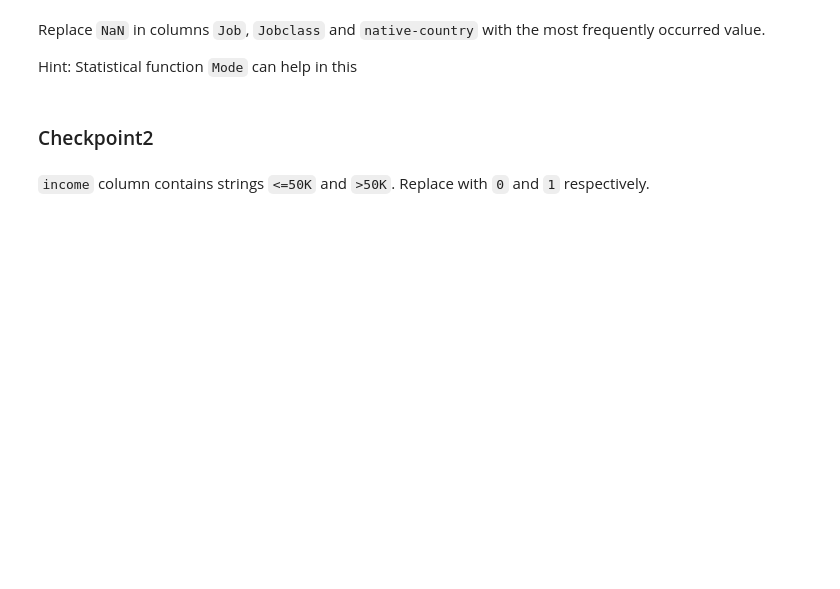
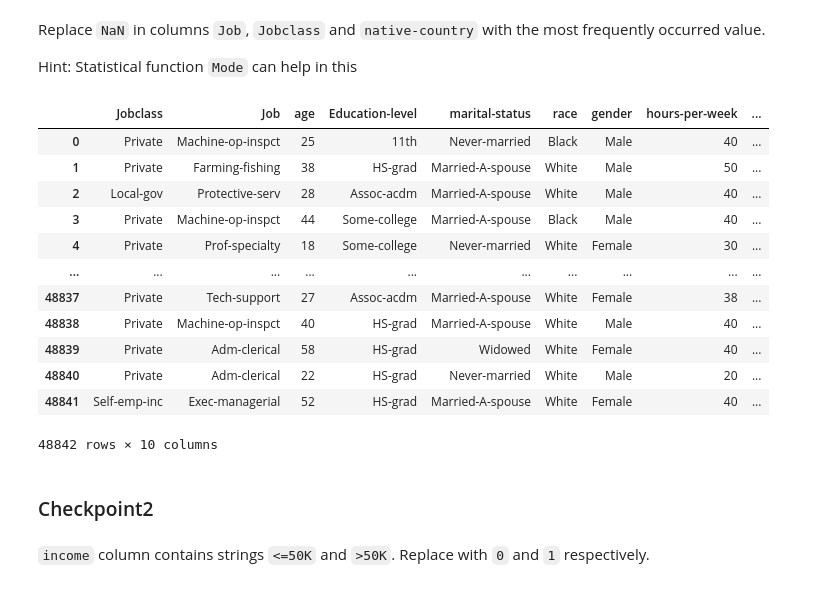
Before and after one commit to ehtisham-sadiq/AI-Learning-Path, a Jupyter notebook: 02_Python_Libraries_for_Data_Science/Assignments/Assignment.ipynb, the cells around one changed output. Cells and saved outputs as stored; diff of their text form; code cells hidden in the pictures; blank space fills up the shorter version.

```diff
--- a/02_Python_Libraries_for_Data_Science/Assignments/Assignment.ipynb
+++ b/02_Python_Libraries_for_Data_Science/Assignments/Assignment.ipynb
@@ -56,3 +136,26 @@ Hint: Statistical function `Mode` can help in this
+# %%
+# df_tmp[pd.isna(df_tmp["Job"])]["Job"] = "hello"
+df_tmp = df[["Job", "Jobclass", "native-country"]].copy()  # Create an explicit copy
+df_tmp.loc[pd.isna(df_tmp["Job"]), "Job"] = df_tmp["Job"].mode().iloc[0]
+df_tmp.loc[pd.isna(df_tmp["Jobclass"]), "Jobclass"] = df_tmp["Jobclass"].mode().iloc[0]
+df_tmp.loc[pd.isna(df_tmp["native-country"]), "native-country"] = df_tmp["native-country"].mode().iloc[0]
+df.loc[:, ["Job", "Jobclass", "native-country"]] = df_tmp
+
+df
+# %% [output]
+|  | Jobclass | Job | age | Education-level | marital-status | race | gender | hours-per-week | ... |
+| 0 | Private | Machine-op-inspct | 25 | 11th | Never-married | Black | Male | 40 | ... |
+| 1 | Private | Farming-fishing | 38 | HS-grad | Married-A-spouse | White | Male | 50 | ... |
+| 2 | Local-gov | Protective-serv | 28 | Assoc-acdm | Married-A-spouse | White | Male | 40 | ... |
+| 3 | Private | Machine-op-inspct | 44 | Some-college | Married-A-spouse | Black | Male | 40 | ... |
+| 4 | Private | Prof-specialty | 18 | Some-college | Never-married | White | Female | 30 | ... |
+| ... | ... | ... | ... | ... | ... | ... | ... | ... | ... |
+| 48837 | Private | Tech-support | 27 | Assoc-acdm | Married-A-spouse | White | Female | 38 | ... |
+| 48838 | Private | Machine-op-inspct | 40 | HS-grad | Married-A-spouse | White | Male | 40 | ... |
+| 48839 | Private | Adm-clerical | 58 | HS-grad | Widowed | White | Female | 40 | ... |
+| 48840 | Private | Adm-clerical | 22 | HS-grad | Never-married | White | Male | 20 | ... |
+| 48841 | Self-emp-inc | Exec-managerial | 52 | HS-grad | Married-A-spouse | White | Female | 40 | ... |
+48842 rows × 10 columns
 # %%
 # Second Method
 # %% [markdown]
```
Also changed, not shown: parts of 14 cells of this notebook.
